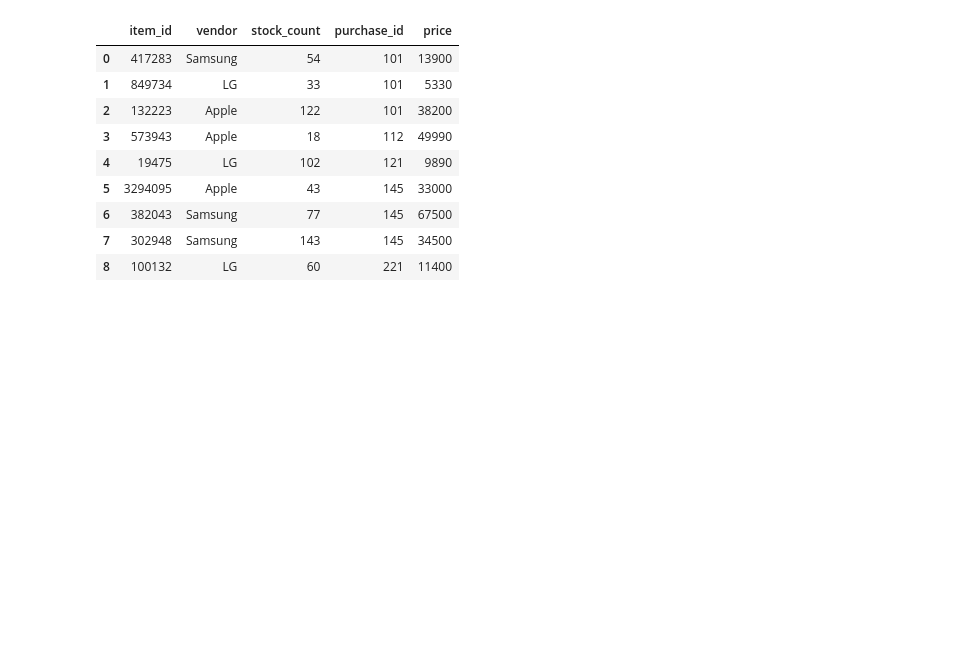
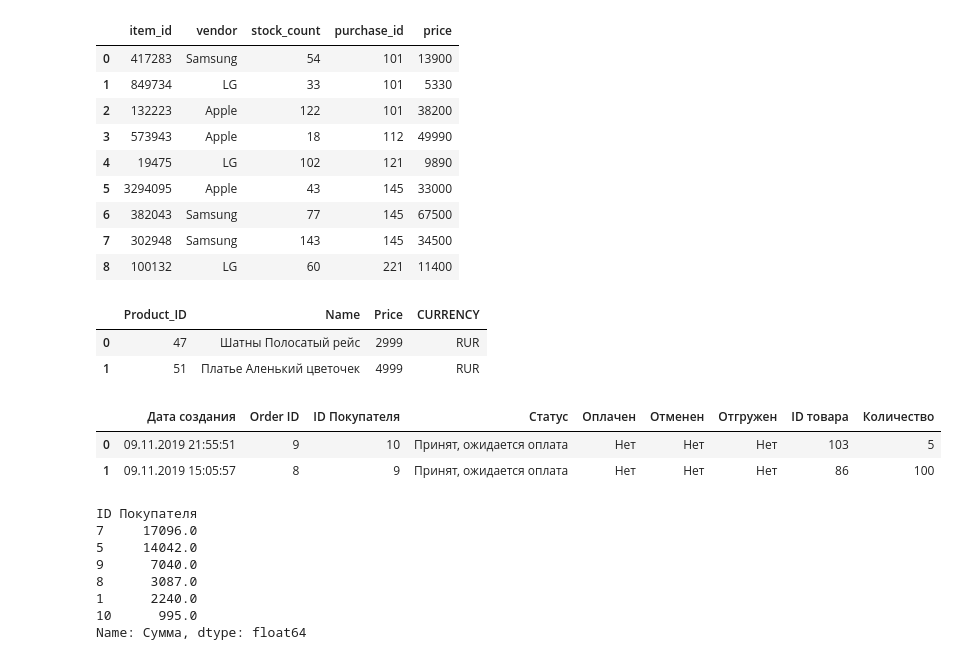
Before and after one commit to Zoozyahub/DataScience, a Jupyter notebook: PY_10 Введение в pandas/practice.ipynb, the cells around one changed output. Drawn from its saved outputs; the diff is of its cells as text; code cells hidden in the pictures; blank space fills up the shorter version.

```diff
--- a/PY_10 Введение в pandas/practice.ipynb
+++ b/PY_10 Введение в pandas/practice.ipynb
@@ -479,0 +478,27 @@ import pandas as pd
+# %%
+import pandas as pd
+
+products_df = pd.read_csv('data/products.csv', sep=';')
+orders_df = pd.read_csv('data/orders.csv',  sep=';')
+
+display(products_df.head(2))
+display(orders_df.head(2))
+orders_mer = orders_df.merge(products_df, left_on='ID товара', right_on='Product_ID', how='left')
+# orders_mer[orders_mer['Статус'] == 'Отменён']
+orders_mer['Сумма'] = orders_mer['Price'] * orders_mer['Количество']
+display(orders_mer.groupby('ID Покупателя')['Сумма'].sum().sort_values(ascending=False))
+# %% [output]
+|  | Product_ID | Name | Price | CURRENCY |
+| 0 | 47 | Шатны Полосатый рейс | 2999 | RUR |
+| 1 | 51 | Платье Аленький цветочек | 4999 | RUR |
+|  | Дата создания | Order ID | ID Покупателя | Статус | Оплачен | Отменен | Отгружен | ID товара | Количество |
+| 0 | 09.11.2019 21:55:51 | 9 | 10 | Принят, ожидается оплата | Нет | Нет | Нет | 103 | 5 |
+| 1 | 09.11.2019 15:05:57 | 8 | 9 | Принят, ожидается оплата | Нет | Нет | Нет | 86 | 100 |
+ID Покупателя
+7     17096.0
+5     14042.0
+9      7040.0
+8      3087.0
+1      2240.0
+10      995.0
+Name: Сумма, dtype: float64
```
Also changed, not shown: parts of 3 cells of this notebook, 2 other files.
